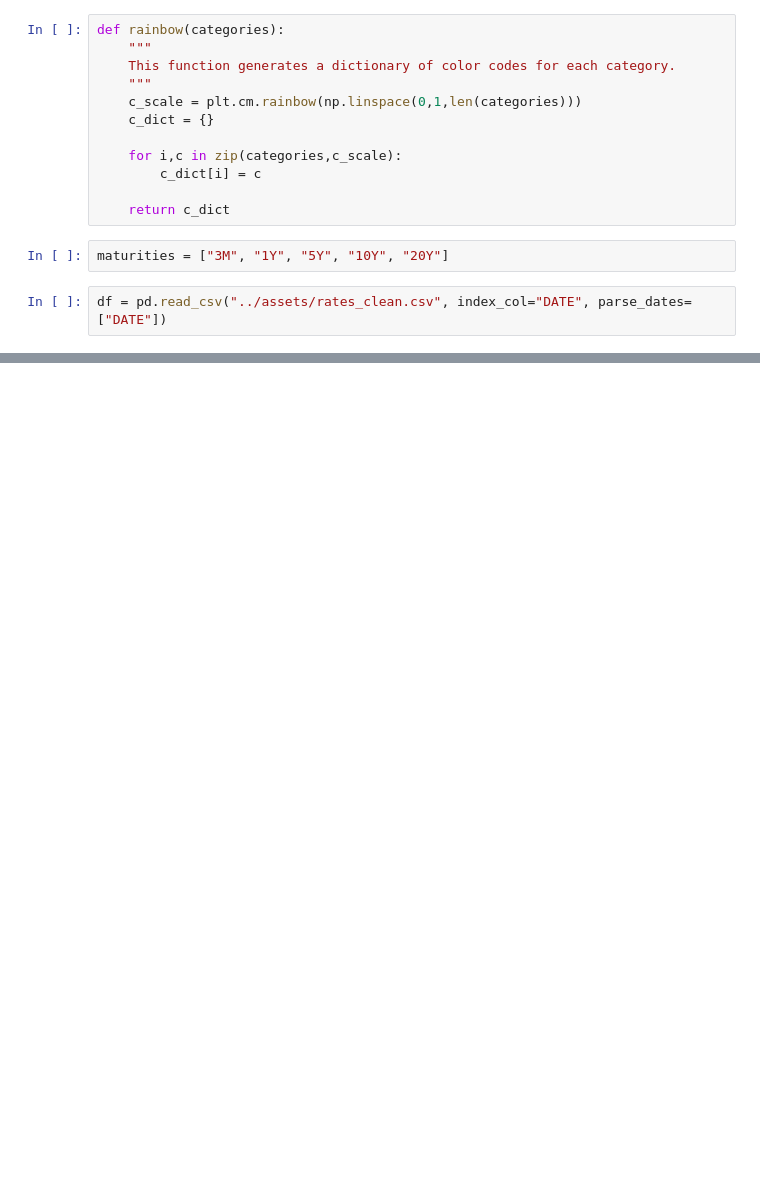
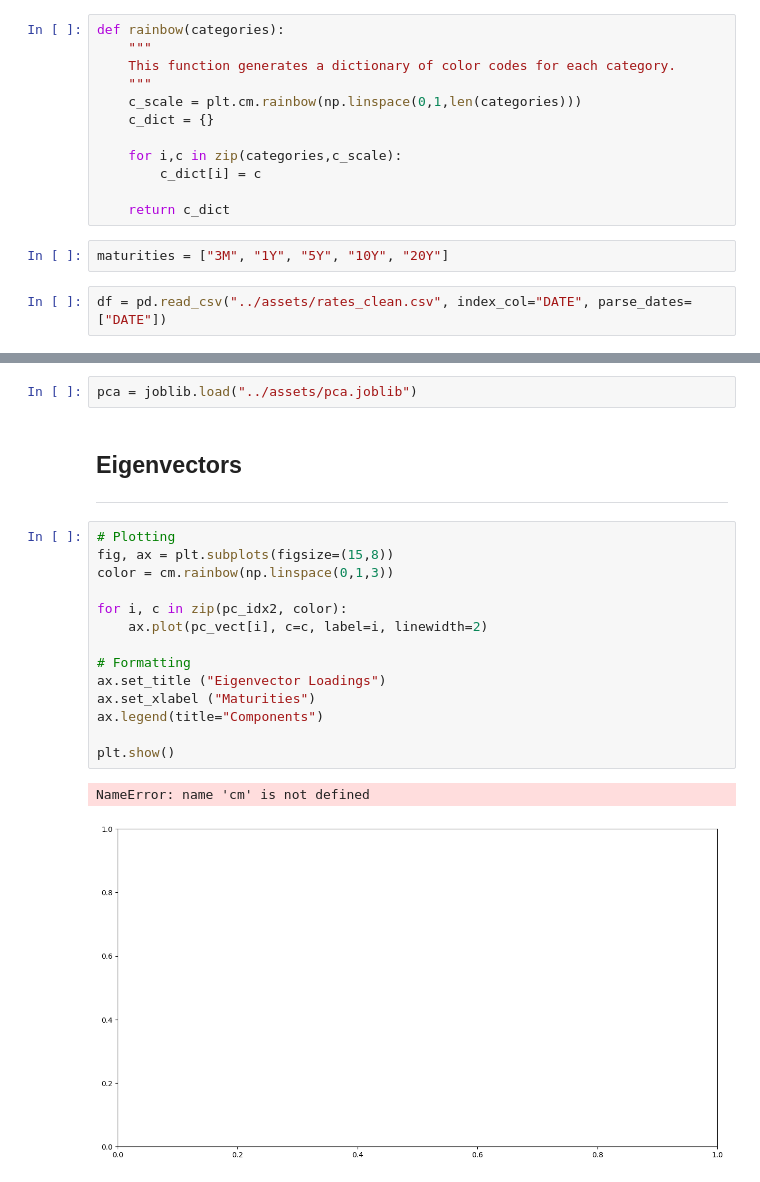
Before and after one commit to bernhard-pfann/pca-yield-curve-analytics, a Jupyter notebook: notebooks/analysis.ipynb, the cells around one changed output, grey strips where cells are left out. Cells and saved outputs as stored; diff of their text form; blank space fills up the shorter version.

```diff
--- a/notebooks/analysis.ipynb
+++ b/notebooks/analysis.ipynb
@@ -116,0 +118,22 @@ plt.show()
+# %%
+pca = joblib.load("../assets/pca.joblib")
+# %% [markdown]
+## Eigenvectors
+***
+# %%
+# Plotting
+fig, ax = plt.subplots(figsize=(15,8))
+color = cm.rainbow(np.linspace(0,1,3))
+
+for i, c in zip(pc_idx2, color):
+    ax.plot(pc_vect[i], c=c, label=i, linewidth=2)
+
+# Formatting
+ax.set_title ("Eigenvector Loadings")
+ax.set_xlabel ("Maturities")
+ax.legend(title="Components")
+
+plt.show()
+# %% [output]
+NameError: name 'cm' is not defined
+[figure, added]
```
Also changed, not shown: parts of 5 cells of this notebook, 26 other files.
